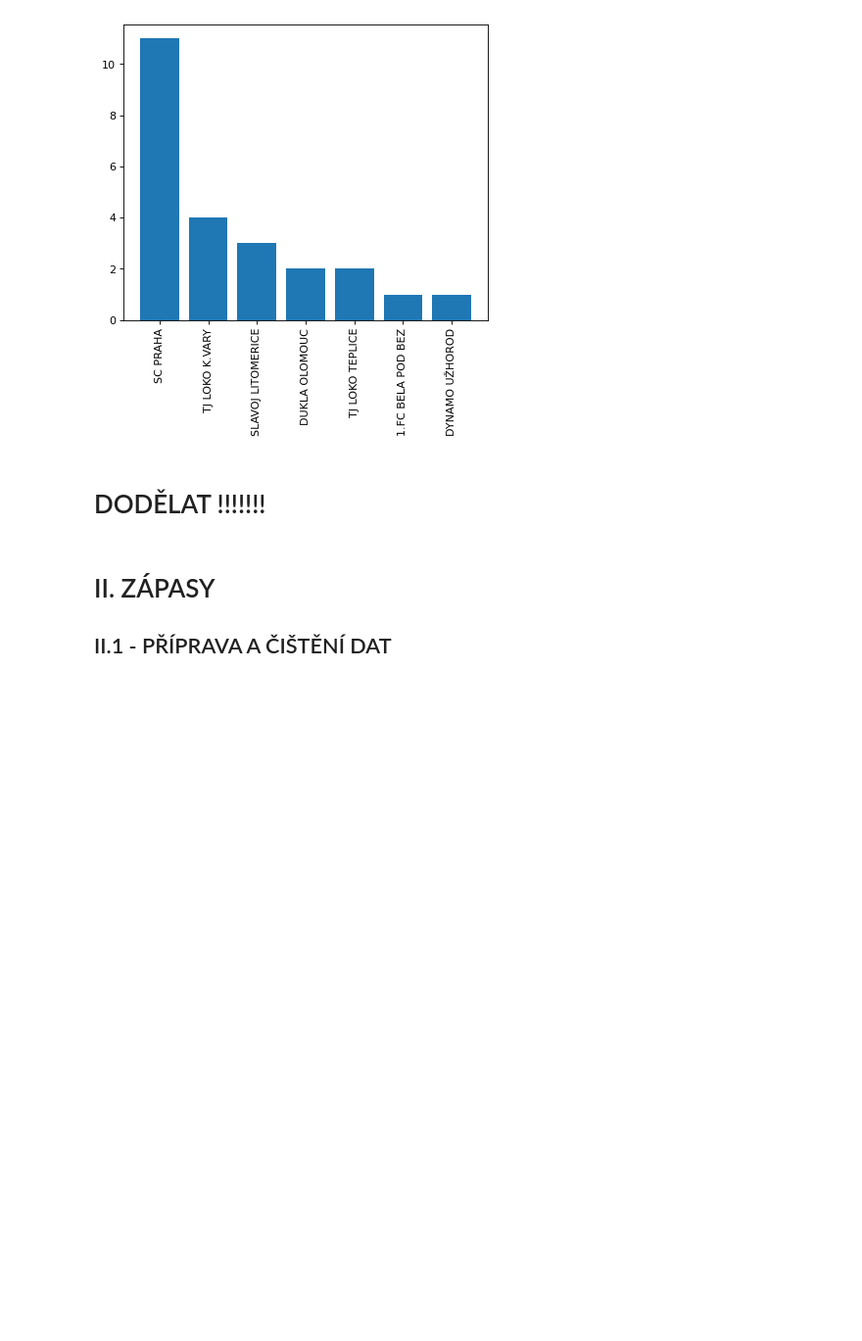
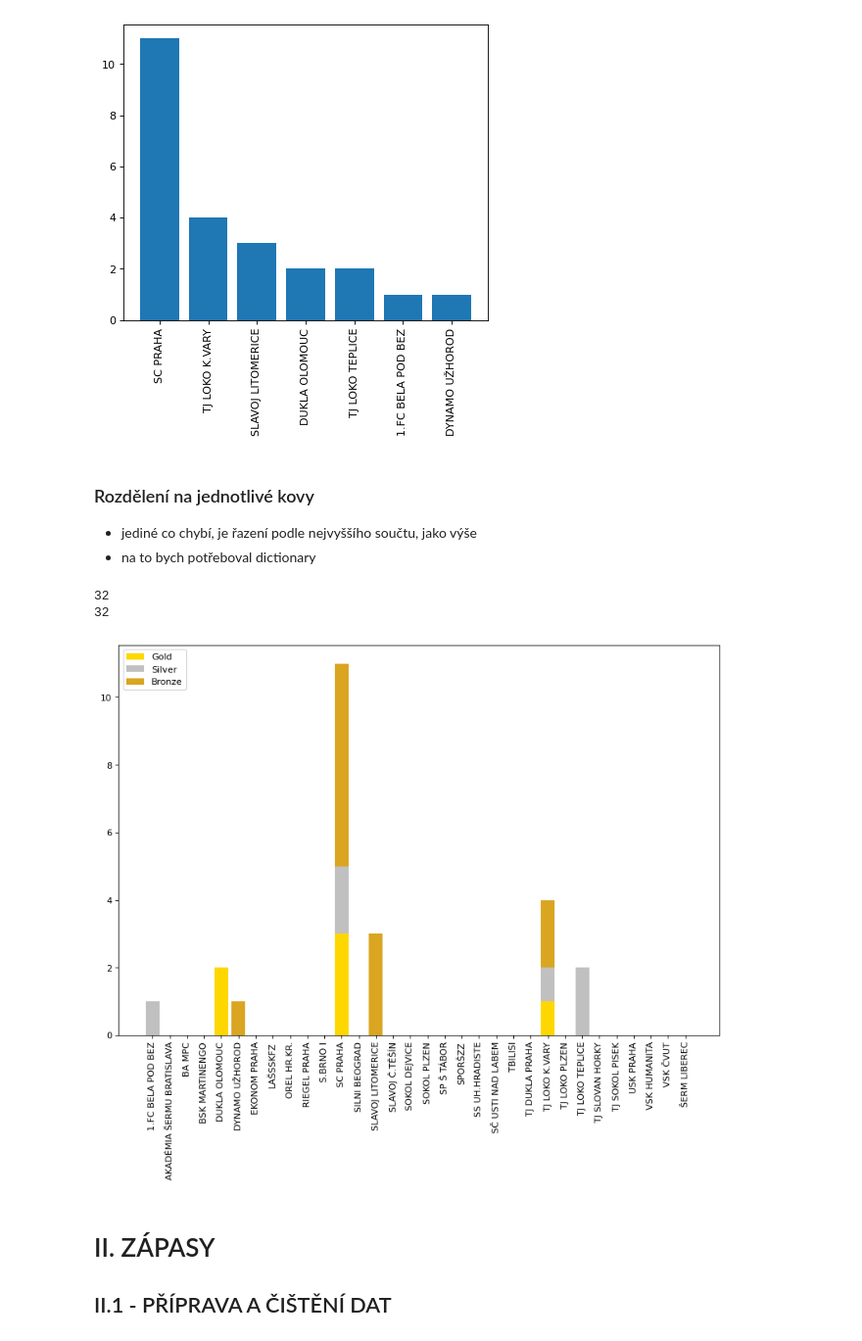
Before and after one commit to JirkaZelenka/Czech-Fencing-Statistics, a Jupyter notebook: Fencing_stats.ipynb, the cells around one changed output. Shown at 98% size. Cells and saved outputs as stored; diff of their text form; code cells hidden in the pictures; blank space fills up the shorter version.

Commit message:
medals per club

```diff
--- a/Fencing_stats.ipynb
+++ b/Fencing_stats.ipynb
@@ -901,4 +901,6 @@ plt.show()
 # %% [output]
 [figure]
 # %% [markdown]
-# DODĚLAT !!!!!!!
+### Rozdělení na jednotlivé kovy
+* jediné co chybí, je řazení podle nejvyššího součtu, jako výše
+* na to bych potřeboval dictionary
@@ -910,2 +907,10 @@ print(len(golds))
+# %%
+clubs_all = sorted(df_m.Club.unique())
+print(len(clubs_all))
+golds, silvers, bronzes = [0 for i in clubs_all],[0 for i in clubs_all],[0 for i in clubs_all]
+print(len(golds))
+# %% [output]
+32
+32
 # %%
 # jeden list pro každou medaili
@@ -923,6 +928,19 @@ for i in range(len(years_all)):
 golds = np.array(golds)
 silvers = np.array(silvers)
 bronzes = np.array(bronzes)
+# %%
+figure(figsize=(12, 8), dpi=80)
+
+ #stačilo zas odmazat clubs_all z xticks
+plt.xticks(rotation='vertical')
+plt.bar(clubs_all, golds,                           color = "gold",      label = "Gold")
+plt.bar(clubs_all, silvers, bottom = golds,         color = "silver",    label = "Silver")
+plt.bar(clubs_all, bronzes, bottom = golds+silvers, color = "goldenrod", label = "Bronze")
+
+plt.legend(loc = "upper left")
+plt.show()
+# %% [output]
+[figure, added]
 # %% [markdown]
 # II. ZÁPASY
 ## II.1 - PŘÍPRAVA A ČIŠTĚNÍ DAT
```
Also changed, not shown: parts of 6 cells of this notebook, 1 other file.
